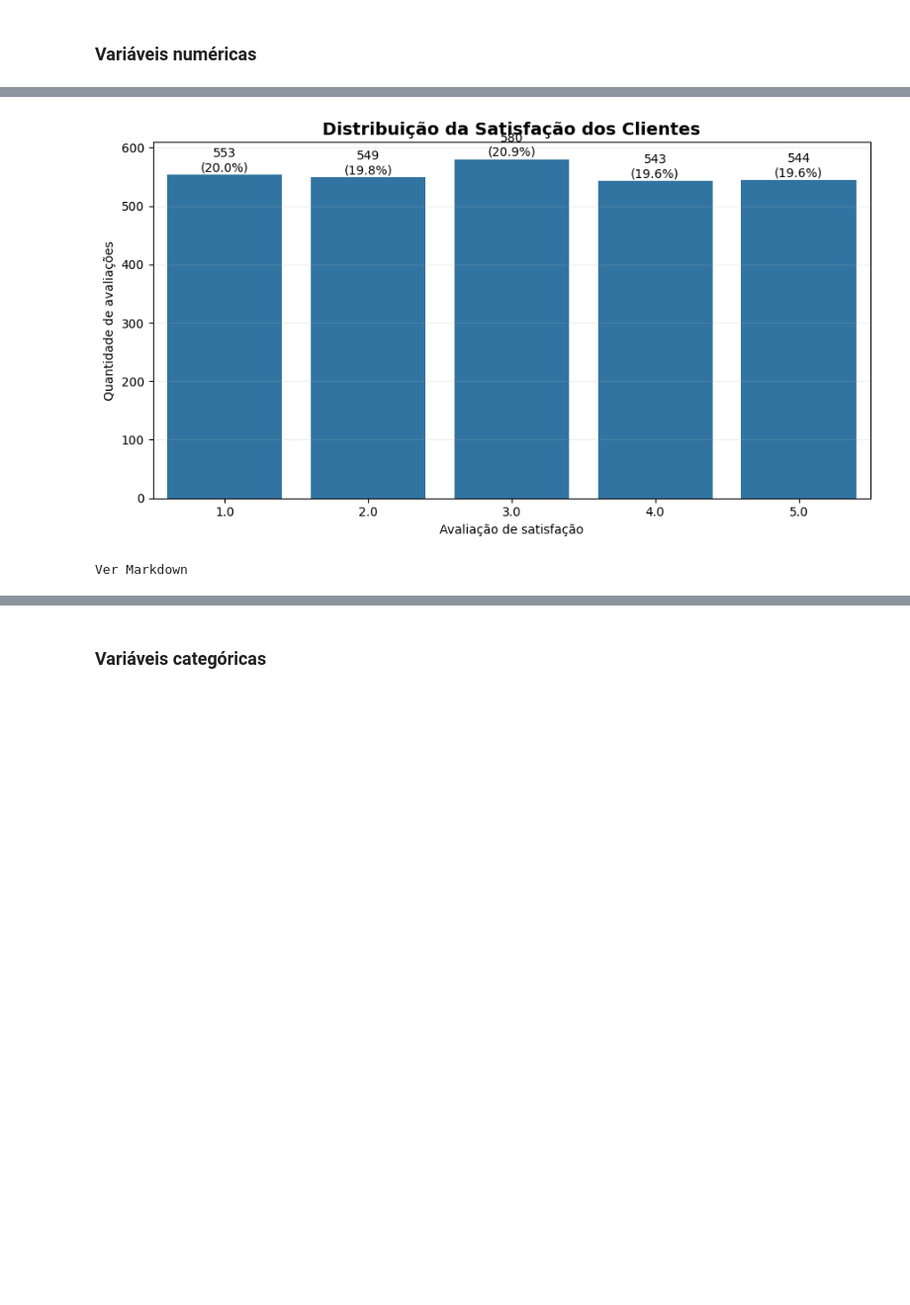
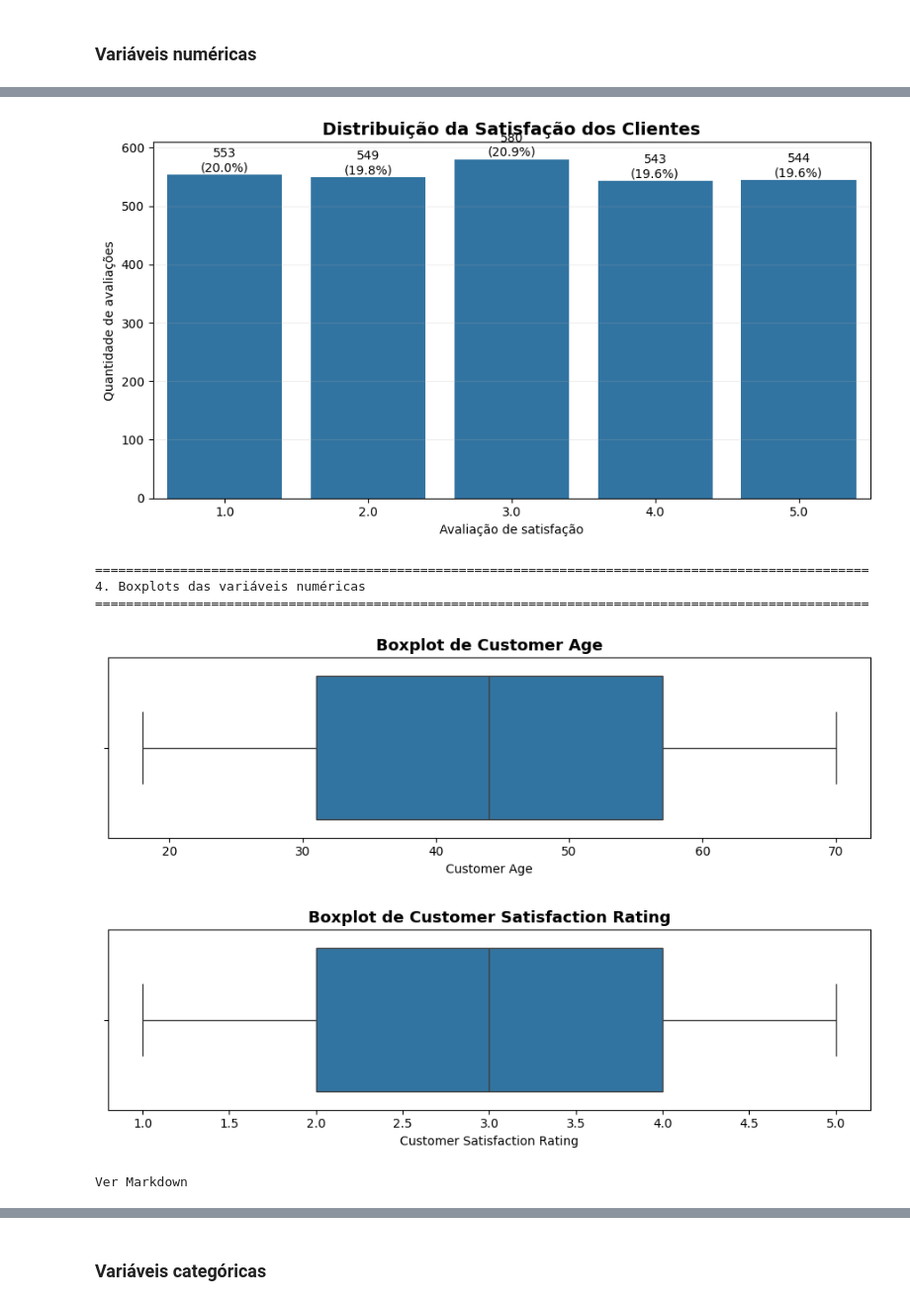
Before and after one commit to infnet26-alberto-johanna-samuel-uendel/tp02, a Jupyter notebook: eda/TP2_EDA.ipynb, the cells around one changed output, grey strips where cells are left out. Shown at 99% size. Saved outputs shown, nothing was run; the diff lists cells and outputs as text; code cells hidden in the pictures; blank space fills up the shorter version.

```diff
--- a/eda/TP2_EDA.ipynb
+++ b/eda/TP2_EDA.ipynb
@@ -1424,6 +1999,8 @@ Após a etapa de limpeza e preparação:
 # %% [markdown]
 ### **Variáveis numéricas**
 # %%
+
+
 colunas_numericas = [
     "Customer Age",
     "Customer Satisfaction Rating"
@@ -1499,6 +2076,11 @@ for coluna in colunas_numericas:
 
     print(
         f"Desvio-padrão: {df[coluna].std():.2f}"
+    )
+
+    print(
+      f"Assimetria (skewness): "
+      f"{df[coluna].skew():.4f}"
     )
 
 
@@ -1650,6 +2232,34 @@ for coluna in colunas_numericas:
         plt.show()
 
 
+print_formatado(
+    "4. Boxplots das variáveis numéricas"
+)
+
+
+for coluna in colunas_numericas:
+
+    plt.figure(
+        figsize=(9, 3)
+    )
+
+    sns.boxplot(
+        x=df[coluna].dropna()
+    )
+
+    plt.title(
+        f"Boxplot de {coluna}",
+        fontsize=13,
+        fontweight="bold"
+    )
+
+    plt.xlabel(
+        coluna
+    )
+
+    plt.tight_layout()
+    plt.show()
+
 print("Ver Markdown")
 # %% [output]
 ====================================================================================================
@@ -1668,17 +2278,22 @@ Máximo: 70.00
 50%        44.000000
 75%        57.000000
 max        70.000000
 Name: Customer Age, dtype: float64
 [figure]
 Variável 'Customer Satisfaction Rating':
 count    2769.000000
 mean        2.991333
 std         1.407016
 min         1.000000
 25%         2.000000
 50%         3.000000
 75%         4.000000
 max         5.000000
 Name: Customer Satisfaction Rating, dtype: float64
 [figure]
-Ver Markdown
+====================================================================================================
+4. Boxplots das variáveis numéricas
+====================================================================================================
+[figure, added]
+[figure, added]
+Ver Markdown
```
Also changed, not shown: parts of 49 cells of this notebook, 5 other files.
